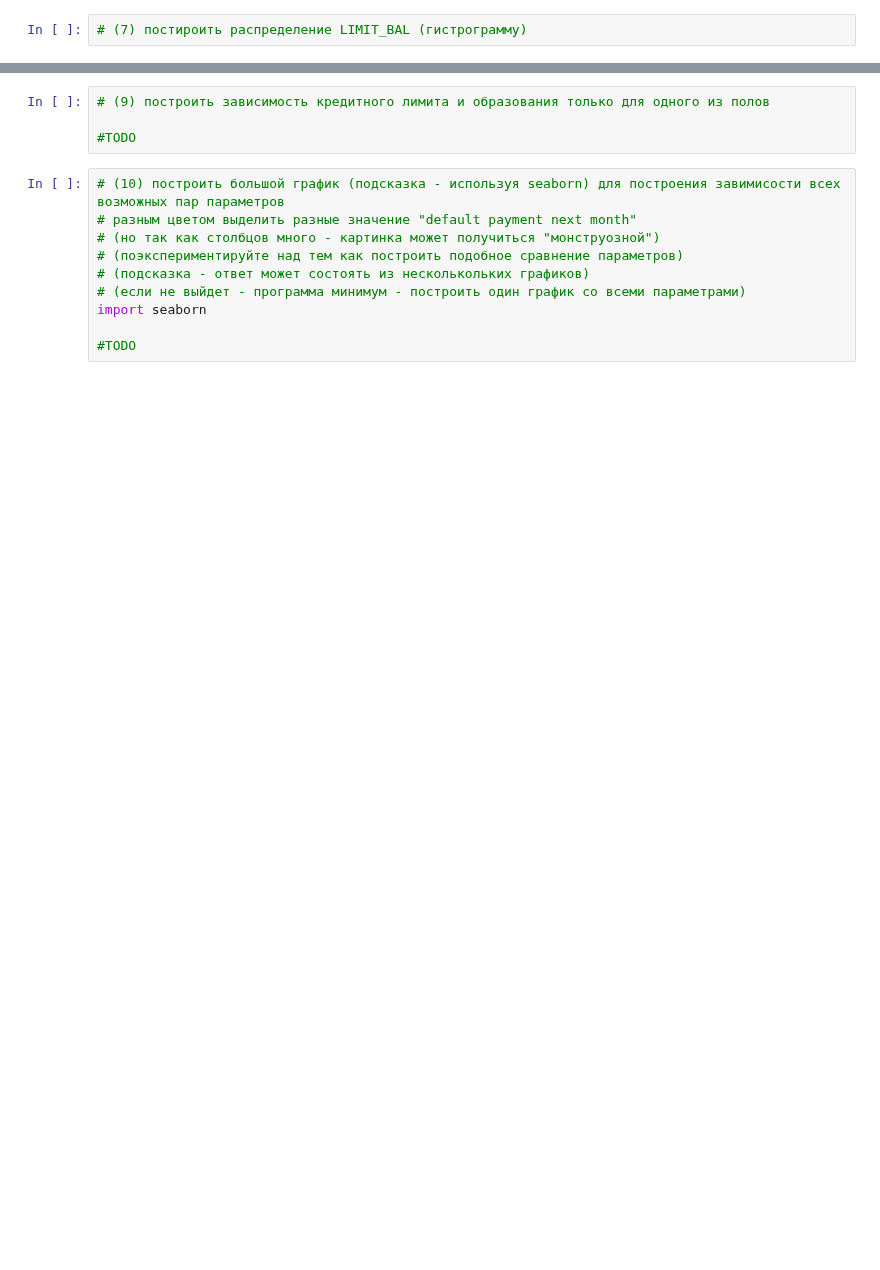
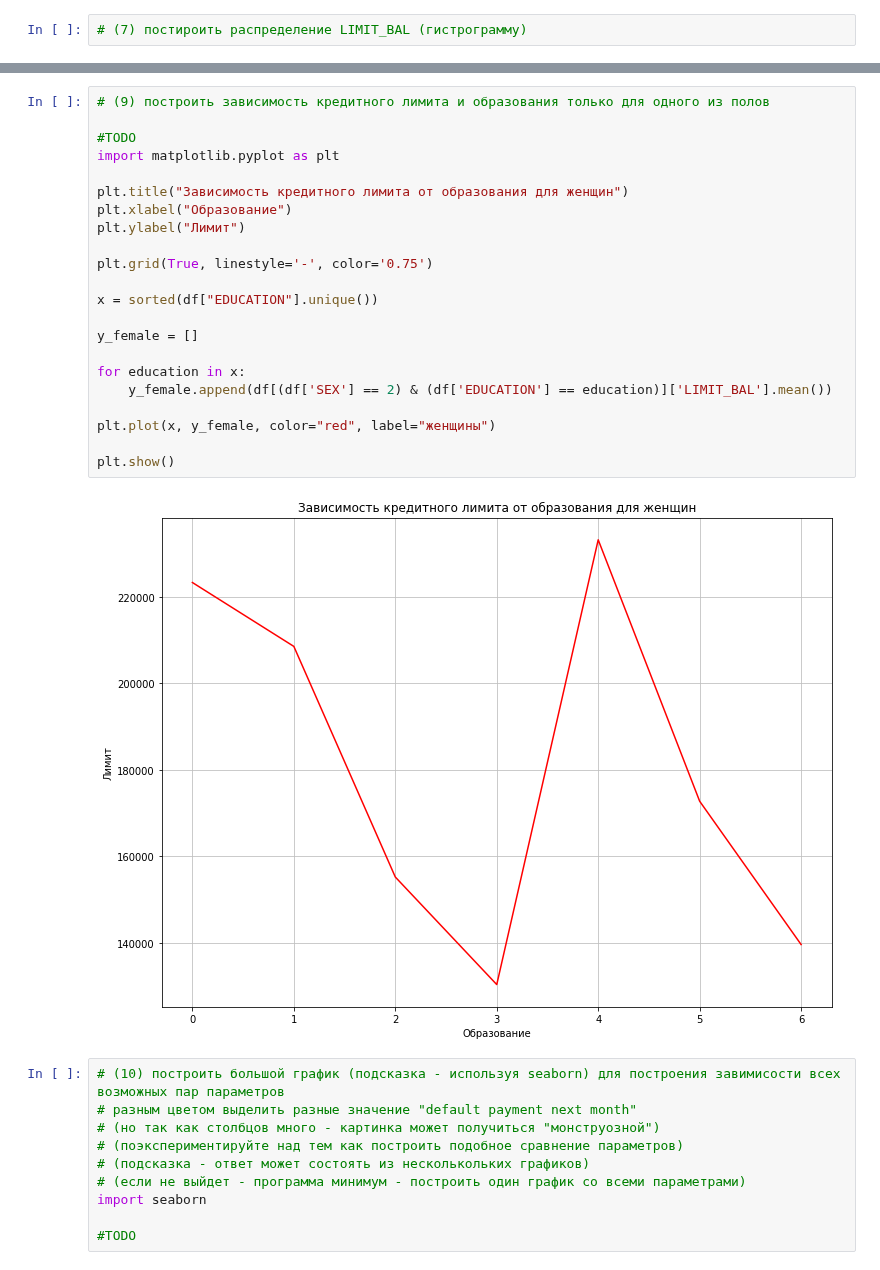
Before and after one commit to user357x/sfml, a Jupyter notebook: hw_01/hw1-task.ipynb, the cells around one changed output, grey strips where cells are left out. Cells and saved outputs as stored; diff of their text form; blank space fills up the shorter version.

```diff
--- a/hw_01/hw1-task.ipynb
+++ b/hw_01/hw1-task.ipynb
@@ -197,7 +199,27 @@ ValueError: x and y must be the same size
-# %%
-# (9) построить зависимость кредитного лимита и образования только для одного из полов
-
-#TODO
+# %%
+# (9) построить зависимость кредитного лимита и образования только для одного из полов
+
+#TODO
+import matplotlib.pyplot as plt
+
+plt.title("Зависимость кредитного лимита от образования для женщин")
+plt.xlabel("Образование")
+plt.ylabel("Лимит")
+
+plt.grid(True, linestyle='-', color='0.75')
+
+x = sorted(df["EDUCATION"].unique())
+
+y_female = []
+
+for education in x:
+    y_female.append(df[(df['SEX'] == 2) & (df['EDUCATION'] == education)]['LIMIT_BAL'].mean())
+
+plt.plot(x, y_female, color="red", label="женщины")
+
+plt.show()
+# %% [output]
+[figure, added]
 # %%
 # (10) построить большой график (подсказка - используя seaborn) для построения завимисости всех возможных пар параметров
 # разным цветом выделить разные значение "default payment next month"
```
Also changed, not shown: parts of 5 cells of this notebook.
